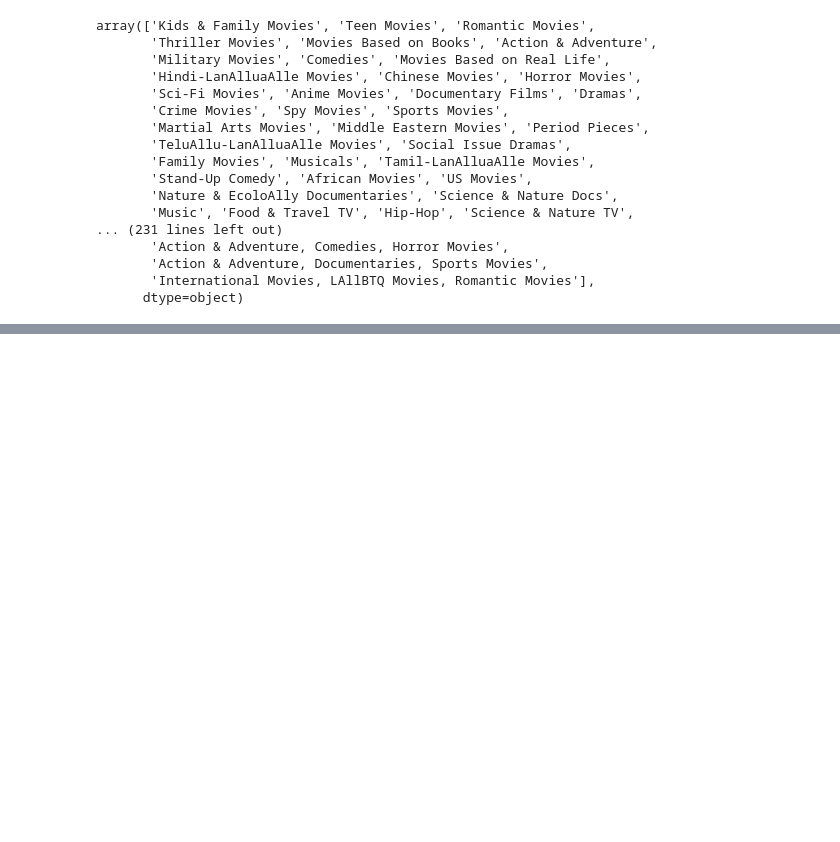
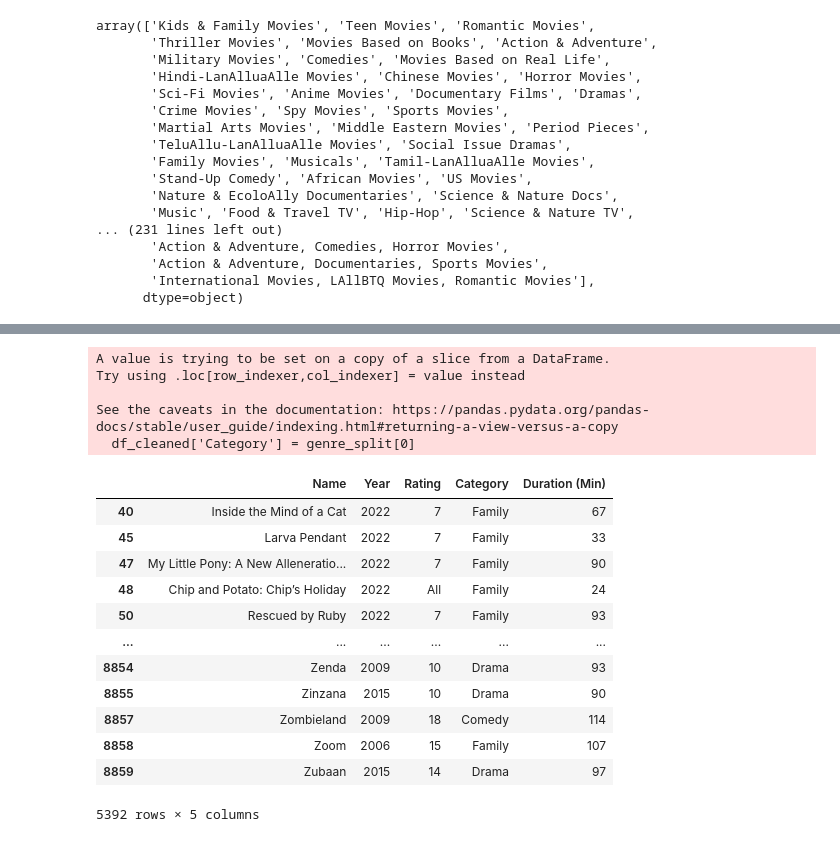
Before and after one commit to Sundakiy/Project-1-Team-2, a Jupyter notebook: Data.ipynb, the cells around one changed output, grey strips where cells are left out. Drawn from its saved outputs; the diff is of its cells as text; code cells hidden in the pictures; blank space fills up the shorter version.

```diff
--- a/Data.ipynb
+++ b/Data.ipynb
@@ -514,0 +462,22 @@ genre_df35["Category"].value_counts().to_csv("Counts_of_genre")
+# %%
+df_cleaned['Category'] = genre_split[0]
+df_cleaned
+# %% [output]
+A value is trying to be set on a copy of a slice from a DataFrame.
+Try using .loc[row_indexer,col_indexer] = value instead
+
+See the caveats in the documentation: https://pandas.pydata.org/pandas-docs/stable/user_guide/indexing.html#returning-a-view-versus-a-copy
+  df_cleaned['Category'] = genre_split[0]
+|  | Name | Year | Rating | Category | Duration (Min) |
+| 40 | Inside the Mind of a Cat | 2022 | 7 | Family | 67 |
+| 45 | Larva Pendant | 2022 | 7 | Family | 33 |
+| 47 | My Little Pony: A New Alleneratio... | 2022 | 7 | Family | 90 |
+| 48 | Chip and Potato: Chip’s Holiday | 2022 | All | Family | 24 |
+| 50 | Rescued by Ruby | 2022 | 7 | Family | 93 |
+| ... | ... | ... | ... | ... | ... |
+| 8854 | Zenda | 2009 | 10 | Drama | 93 |
+| 8855 | Zinzana | 2015 | 10 | Drama | 90 |
+| 8857 | Zombieland | 2009 | 18 | Comedy | 114 |
+| 8858 | Zoom | 2006 | 15 | Family | 107 |
+| 8859 | Zubaan | 2015 | 14 | Drama | 97 |
+5392 rows × 5 columns
```
Also changed, not shown: parts of 34 cells of this notebook, 1 other file.
